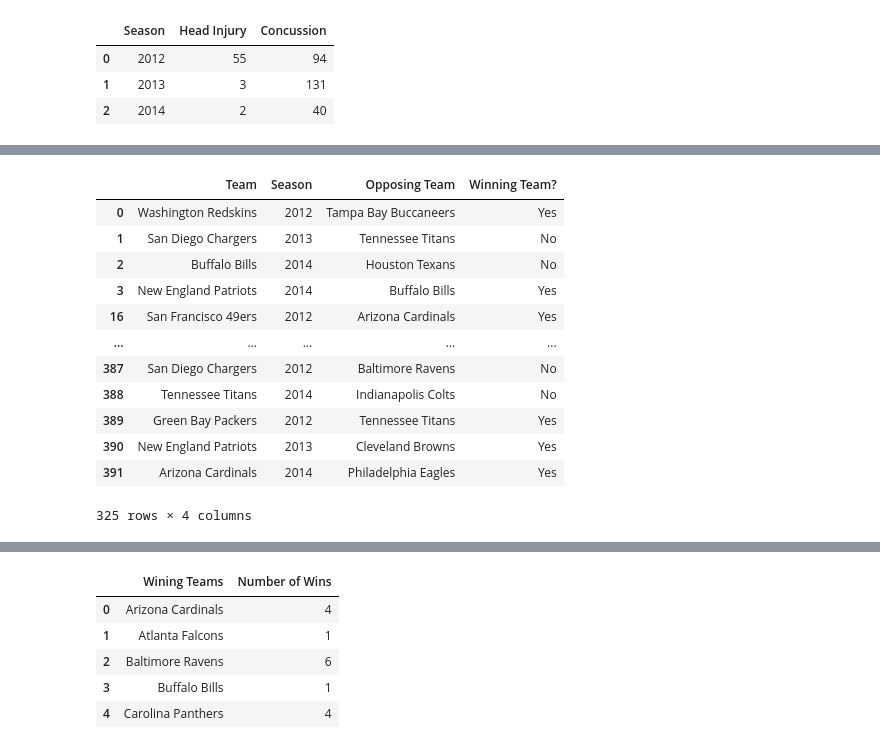
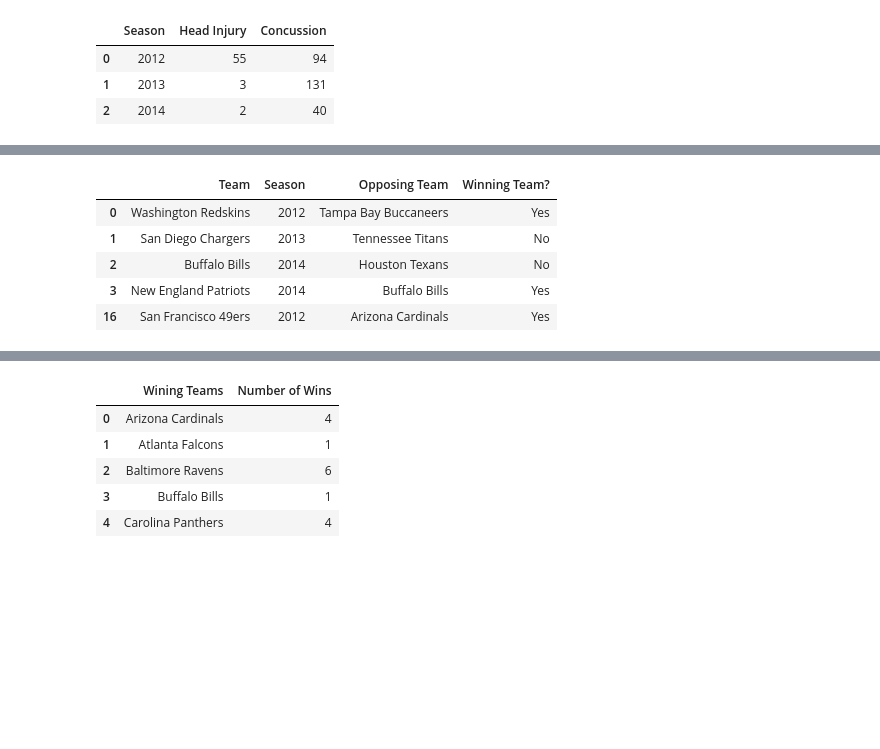
Before and after one commit to DunieCarrasco/nfl_concussion_analysis, a Jupyter notebook: win_lose_visualization.ipynb, the cells around one changed output, grey strips where cells are left out. Saved outputs shown, nothing was run; the diff lists cells and outputs as text; code cells hidden in the pictures; blank space fills up the shorter version.

```diff
--- a/win_lose_visualization.ipynb
+++ b/win_lose_visualization.ipynb
@@ -277,19 +241,12 @@ TypeError: 'AxesSubplot' object is not subscriptable
 # %%
 team_success_concussion = clean_concussion_2012_2014.loc[:,['Team', 'Season', 'Opposing Team', 'Winning Team?',]]
-team_success_concussion
+team_success_concussion.head()
 # %% [output]
 |  | Team | Season | Opposing Team | Winning Team? |
 | 0 | Washington Redskins | 2012 | Tampa Bay Buccaneers | Yes |
 | 1 | San Diego Chargers | 2013 | Tennessee Titans | No |
 | 2 | Buffalo Bills | 2014 | Houston Texans | No |
 | 3 | New England Patriots | 2014 | Buffalo Bills | Yes |
 | 16 | San Francisco 49ers | 2012 | Arizona Cardinals | Yes |
-| ... | ... | ... | ... | ... |
-| 387 | San Diego Chargers | 2012 | Baltimore Ravens | No |
-| 388 | Tennessee Titans | 2014 | Indianapolis Colts | No |
-| 389 | Green Bay Packers | 2012 | Tennessee Titans | Yes |
-| 390 | New England Patriots | 2013 | Cleveland Browns | Yes |
-| 391 | Arizona Cardinals | 2014 | Philadelphia Eagles | Yes |
-325 rows × 4 columns
 # %%
 wining_teams = team_success_concussion.loc[team_success_concussion["Winning Team?"] == "Yes"]
```
Also changed, not shown: parts of 33 cells of this notebook, 5 other files.
